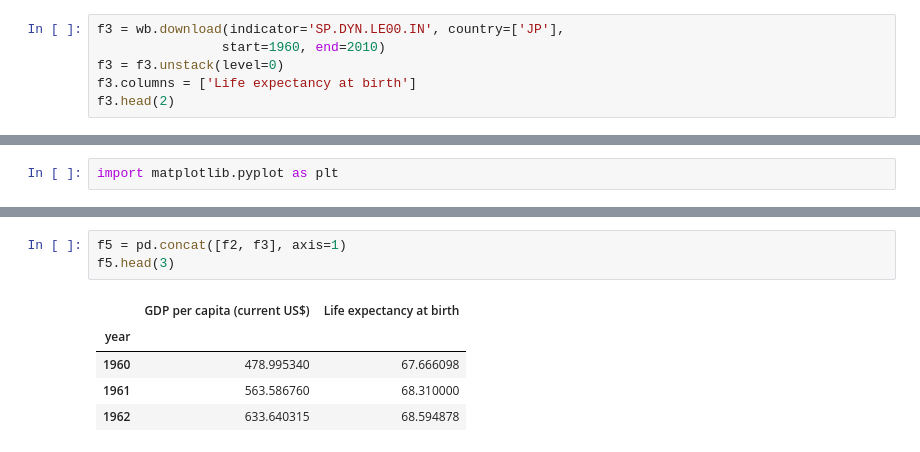
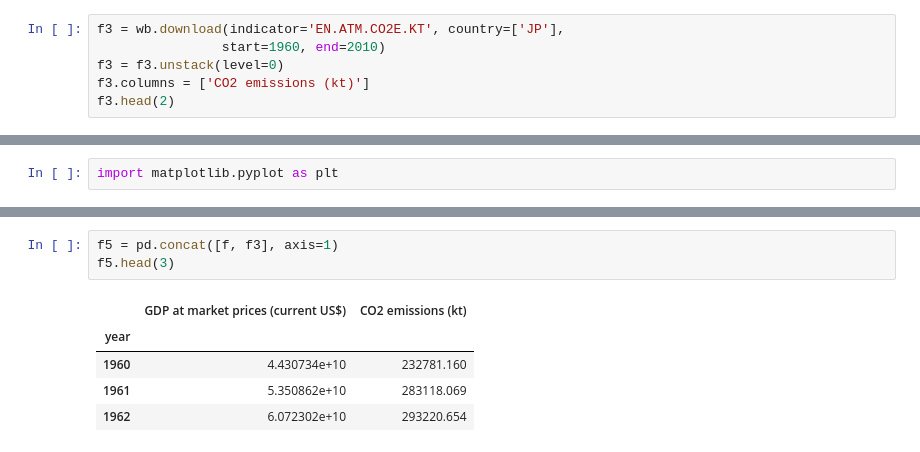
Before and after one commit to taneaki/6-13-sub, a Jupyter notebook: Pandas correlation.ipynb, the cells around one changed output, grey strips where cells are left out. Drawn from its saved outputs; the diff is of its cells as text.

```diff
--- a/Pandas correlation.ipynb
+++ b/Pandas correlation.ipynb
@@ -31,7 +35,7 @@ f2.head(2)
 # %%
-f3 = wb.download(indicator='SP.DYN.LE00.IN', country=['JP'],
+f3 = wb.download(indicator='EN.ATM.CO2E.KT', country=['JP'],
                 start=1960, end=2010)
 f3 = f3.unstack(level=0)
-f3.columns = ['Life expectancy at birth']
+f3.columns = ['CO2 emissions (kt)']
 f3.head(2)
 # %% [output]
@@ -60,9 +67,9 @@ plt.show()
 # %%
-f5 = pd.concat([f2, f3], axis=1)
+f5 = pd.concat([f, f3], axis=1)
 f5.head(3)
 # %% [output]
-|  | GDP per capita (current US$) | Life expectancy at birth |
+|  | GDP at market prices (current US$) | CO2 emissions (kt) |
 | year |  |  |
-| 1960 | 478.995340 | 67.666098 |
-| 1961 | 563.586760 | 68.310000 |
-| 1962 | 633.640315 | 68.594878 |
+| 1960 | 4.430734e+10 | 232781.160 |
+| 1961 | 5.350862e+10 | 283118.069 |
+| 1962 | 6.072302e+10 | 293220.654 |
```
Also changed, not shown: parts of 13 cells of this notebook, 1 other file.
